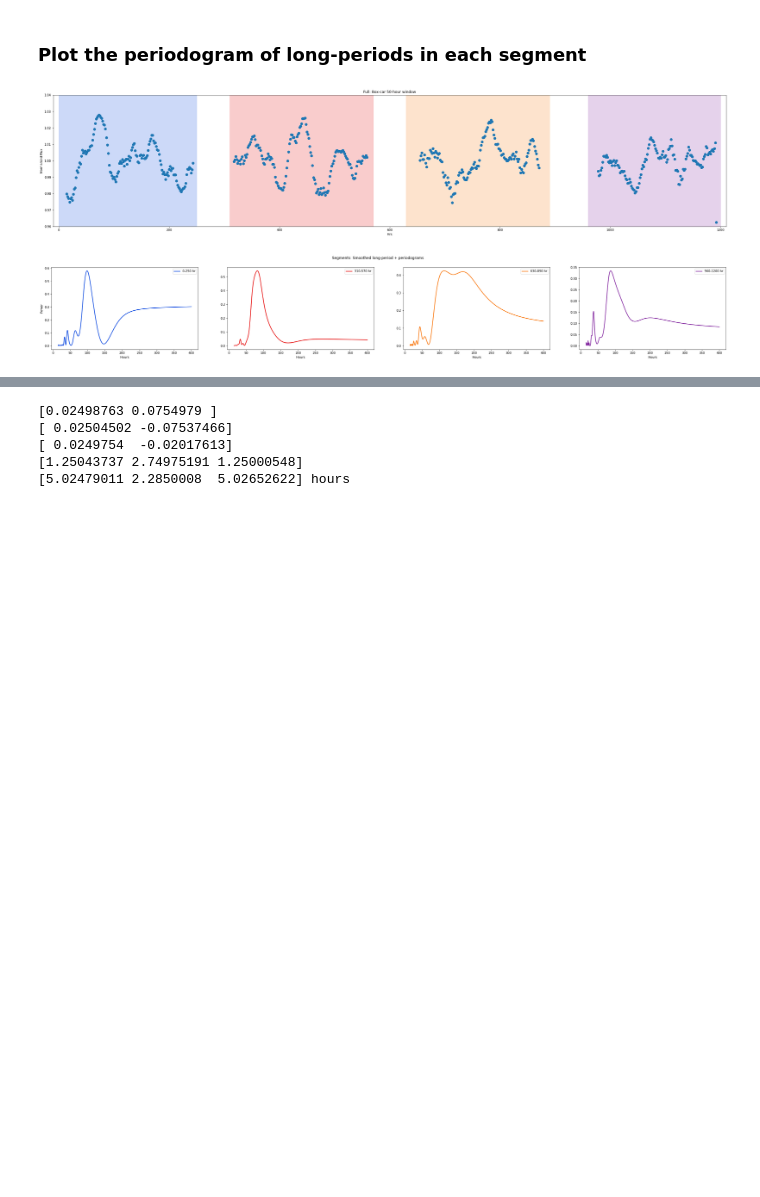
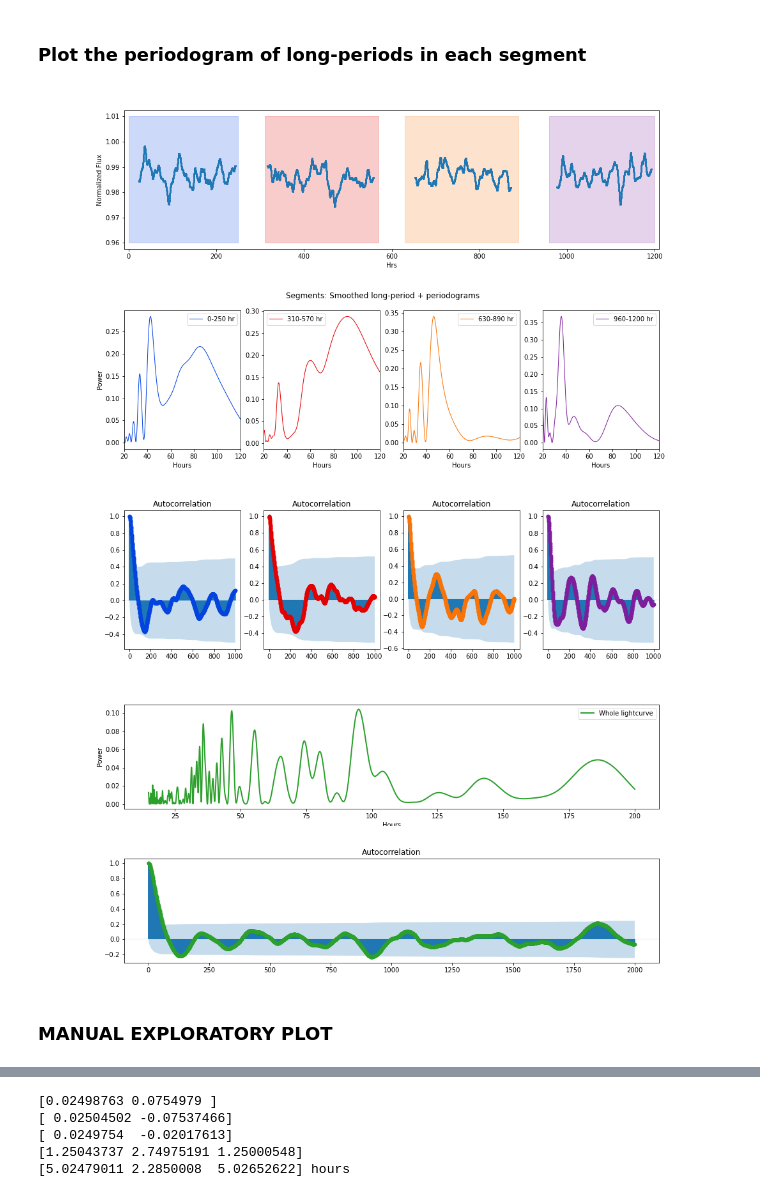
Before and after one commit to fudanguyen/aroma, a Jupyter notebook: AROMA_An_Exo_Rot_Mapping/notebooks/LongPeriodVariationExploration_Model_2.ipynb, the cells around one changed output, grey strips where cells are left out. Cells and saved outputs as stored; diff of their text form; code cells hidden in the pictures; blank space fills up the shorter version.

Commit message:
long period analysis
fourier bandpass filter, long period light curve

```diff
--- a/AROMA_An_Exo_Rot_Mapping/notebooks/LongPeriodVariationExploration_Model_2.ipynb
+++ b/AROMA_An_Exo_Rot_Mapping/notebooks/LongPeriodVariationExploration_Model_2.ipynb
@@ -58,50 +111,86 @@ Reduced shape at constant sampling rate=50:  543
 # %% [markdown]
 ### Plot the periodogram of long-periods in each segment
 # %%
-# %matplotlib widget
+# %matplotlib inline
+
+%matplotlib widget
+
 colors = ['xkcd:blue', 'xkcd:red', 'xkcd:orange', 'xkcd:purple']
-f, ax0 = plt.subplots(figsize=(40, 8))
-ax0.plot(time_orig, lc_orig, ls='', marker='o', ms=8.0)
-ax0.set_xlim((-10,1210)), ax0.set_ylim((0.96, 1.04))
+f, ax0 = plt.subplots(figsize=(15, 4))
+# ax0.plot(time_orig, lc_orig, ls='', marker='o', ms=4.0)
+ax0.plot(data.TIME, data.processedLongB, ls='', marker='o', ms=2.0)
+ax0.set_xlim((-10,1210))
+# ax0.set_ylim((0.96, 1.04))
 ax0.set_xlabel('Hrs'), ax0.set_ylabel('Normalized Flux')
-ax0.set_title("Full: Box-car %i-hour window"%(rate))
+# ax0.set_title("Full: Box-car %i-hour window"%(rate))
 
 ### Find periodograms for each segments
 periodmax=15.
-periodmin=400.
+periodmin=200.
 frequen = np.linspace(1/periodmax,1/periodmin,5000)
 
-f = plt.figure(figsize=(40,5))
+f, ax = plt.subplots(figsize=(15,4))
+# plt.show()
+
 # plt.subplots_adjust(hspace=0.5)
 plt.suptitle("Segments: Smoothed long-period + periodograms", fontsize=12)
 for i, t in enumerate(segments):
     t0, t1 = t[0], t[1]
     subset = data.query('TIME >= %f & TIME < %f'%(t0, t1))
-    subset.dropna
-    time, lc, lc_err = subset.TIME, subset.lc_smooth, subset.lc_smooth*0.04
+    # time, lc, lc_err = subset.TIME, subset.lc_smooth, subset.lc_smooth*0.04
+    # time, lc, lc_err = subset.TIME, subset.processedLong, subset.processedLong*0.04
+    time, lc, lc_err = subset.TIME, subset.processedLongB, subset.processedLongB*0.04
     clp = pyPeriod.Gls((time,lc,lc_err), norm="ZK", freq=frequen,ofac=10)
     fr, pw = clp.freq, clp.power
     hpp = 1./fr
 
     ## Plotting
-    rectangle = plt.Rectangle((t0,0.96), t1-t0, 1.04-0.96, color=colors[i], alpha=0.2)
+    rectangle = plt.Rectangle((t0,0.96), t1-t0, 1.01-0.96, color=colors[i], alpha=0.2)
     ax0.add_patch(rectangle)
     ax = plt.subplot(1, 4, i+1)
-    ax.plot(hpp,pw, c=colors[i], lw=2.0, label = '%i-%i hr'%(t0, t1))
+    ax.plot(hpp,pw, c=colors[i], lw=1.0, label = '%i-%i hr'%(t0, t1))
     ax.legend()
     ax.set_xlabel('Hours')
+    ax.set_xlim((20,120))
     if i==0: ax.set_ylabel('Power')
+
+f2, b2 = plt.subplots(figsize=(15,4))
+### AUTOCORRELATION PLOT
+for i, t in enumerate(segments):
+    t0, t1 = t[0], t[1]
+    subset = data.query('TIME >= %f & TIME < %f'%(t0, t1))
+    ax2 = plt.subplot(1, 4, i+1)
+    plot_acf(subset.processedLongB, lags=1000, ax=ax2, lw=0.1, c=colors[i])
+
+f, a3 = plt.subplots(figsize=(15, 3))
+# ax0.plot(time_orig, lc_orig, ls='', marker='o', ms=4.0)
+time, lc, lc_err = data.TIME, data.processedLongB, data.processedLongB*0.04
+clp = pyPeriod.Gls((time,lc,lc_err), norm="ZK", freq=frequen,ofac=10)
+fr, pw = clp.freq, clp.power
+hpp = 1./fr
+a3.plot(hpp,pw, c='tab:green', lw=2.0, label = 'Whole lightcurve')
+a3.legend()
+a3.set_xlabel('Hours')
+a3.set_ylabel('Power')
+
+f, a4 = plt.subplots(figsize=(15, 3))
+plot_acf(data.processedLongB, lags=2000, ax=a4, lw=0.1, c='tab:green')
 
 ### Saving
 save = False
 if save:
     plotOut = plotPath + '/longPeriodExplore_sector3637_periodoLC'
     f.savefig(plotOut+'.pdf', dpi=300, format='pdf', bbox_inches = 'tight')
     f.savefig(plotOut+'.png', dpi=300, format='png', bbox_inches = 'tight')
 
-plt.show()
+# plt.show()
 # %% [output]
-[figure, old version]
+[figure, new version]
-[figure, old version]
+[figure, new version]
+[figure, added]
+[figure, added]
+[figure, added]
+# %% [markdown]
+### MANUAL EXPLORATORY PLOT
 # %%
 %matplotlib widget
```
Also changed, not shown: parts of 9 cells of this notebook, 4 other files.
